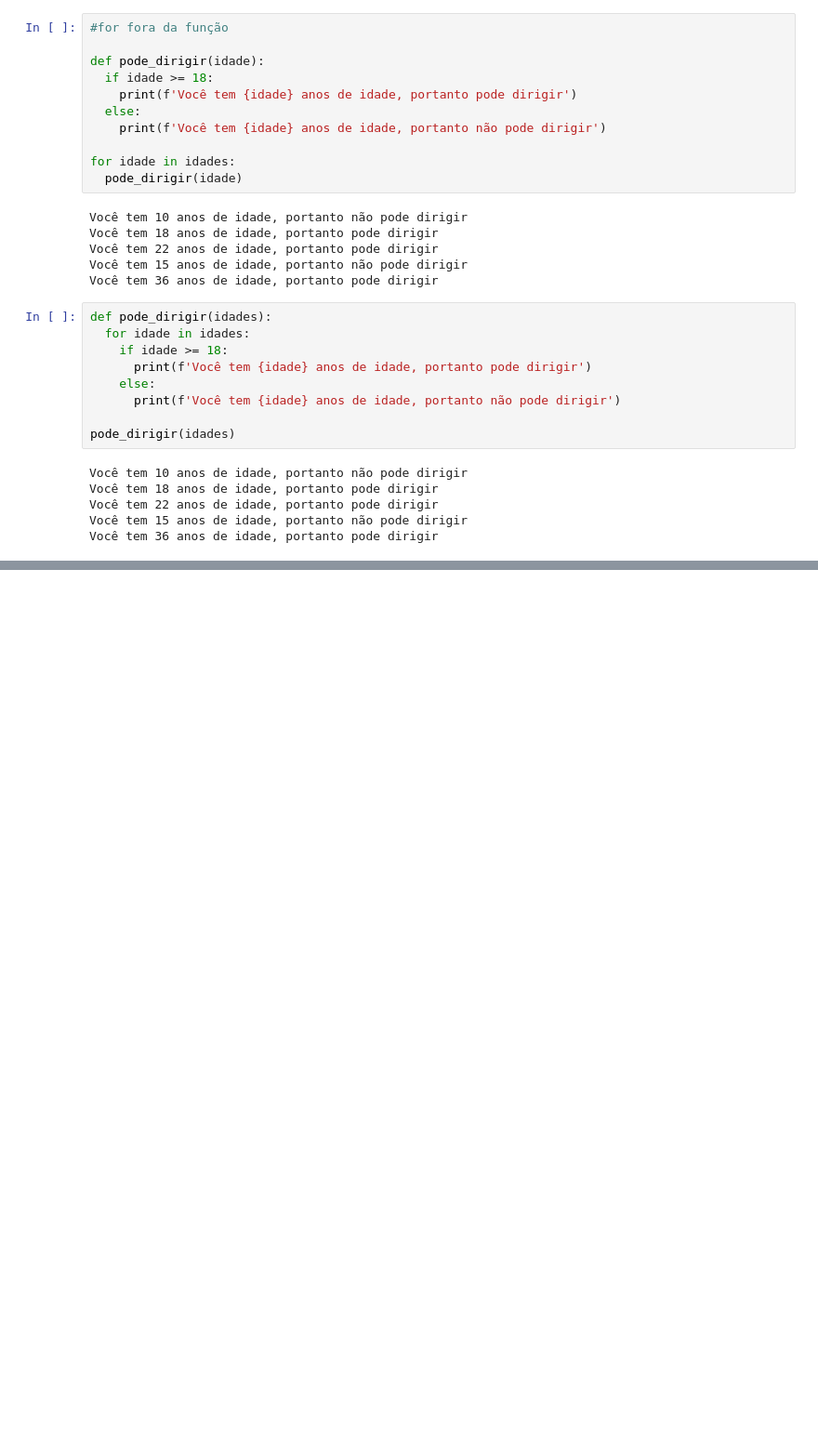
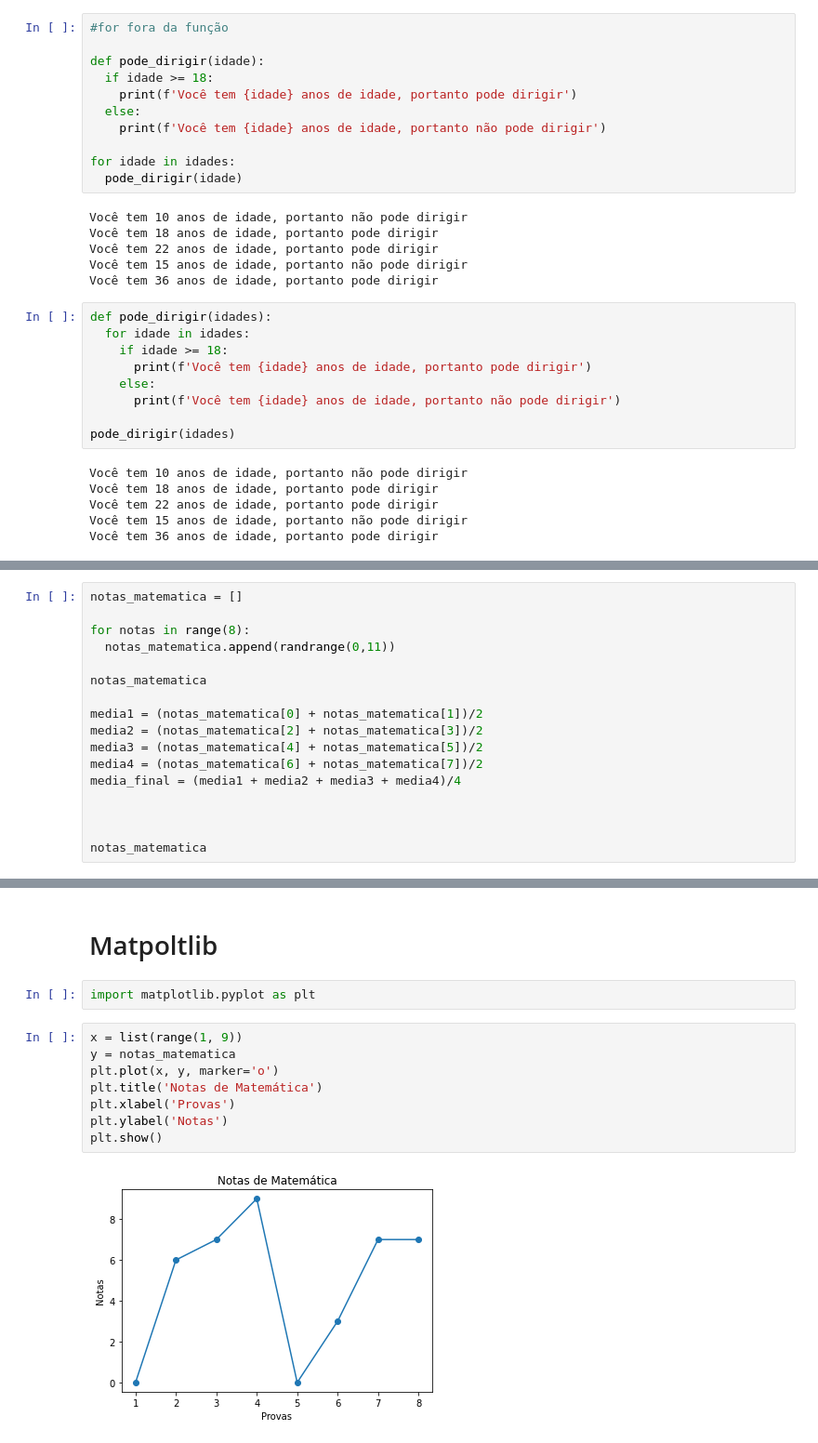
Before and after one commit to kirestein/Python_para_Data_Science, a Jupyter notebook: logicaDeProgramacao.ipynb, the cells around one changed output, grey strips where cells are left out. Shown at 93% size. Drawn from its saved outputs; the diff is of its cells as text; blank space fills up the shorter version.

```diff
--- a/logicaDeProgramacao.ipynb
+++ b/logicaDeProgramacao.ipynb
@@ -186,0 +252,17 @@ Você tem 36 anos de idade, portanto pode dirigir
+# %%
+notas_matematica = []
+
+for notas in range(8):
+  notas_matematica.append(randrange(0,11))
+
+notas_matematica
+
+media1 = (notas_matematica[0] + notas_matematica[1])/2
+media2 = (notas_matematica[2] + notas_matematica[3])/2
+media3 = (notas_matematica[4] + notas_matematica[5])/2
+media4 = (notas_matematica[6] + notas_matematica[7])/2
+media_final = (media1 + media2 + media3 + media4)/4
+
+
+
+notas_matematica
@@ -186,0 +280,14 @@ Você tem 36 anos de idade, portanto pode dirigir
+# %% [markdown]
+# Matpoltlib
+# %%
+import matplotlib.pyplot as plt
+# %%
+x = list(range(1, 9))
+y = notas_matematica
+plt.plot(x, y, marker='o')
+plt.title('Notas de Matemática')
+plt.xlabel('Provas')
+plt.ylabel('Notas')
+plt.show()
+# %% [output]
+[figure, added]
```
Also changed, not shown: parts of 13 cells of this notebook.
